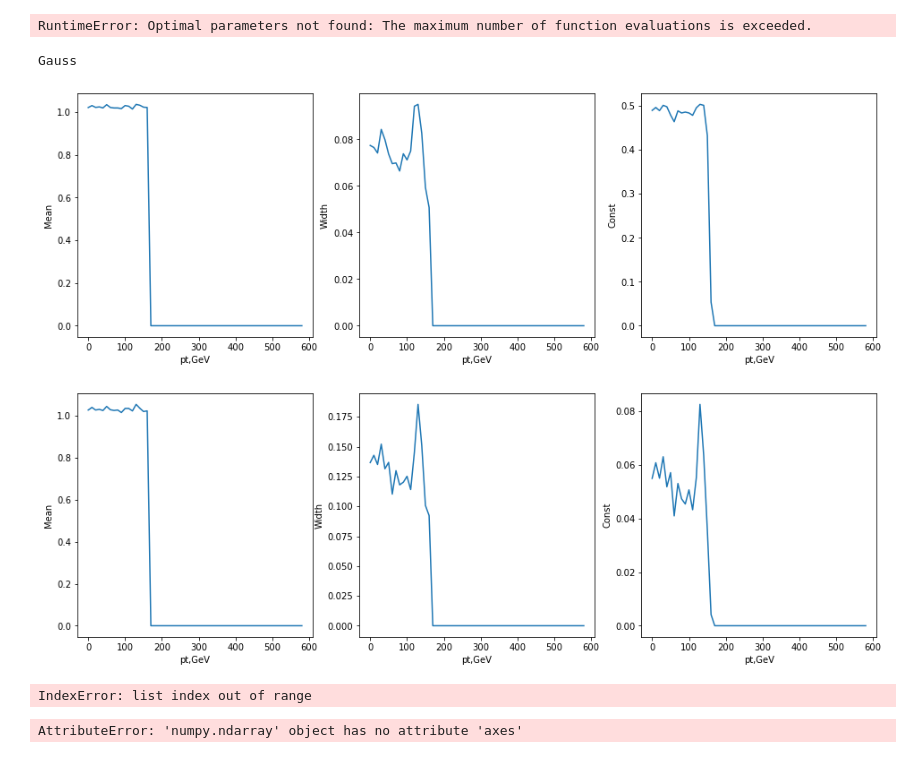
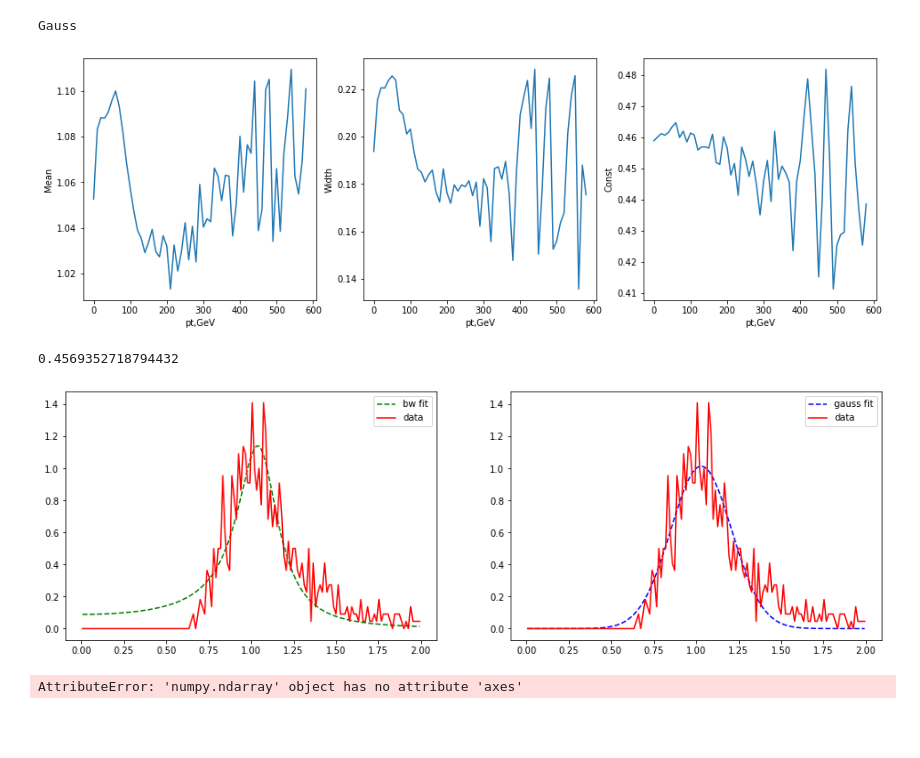
Before and after one commit to mandalaritra1/QJetMassUproot, a Jupyter notebook: Gaussian fit for different pt ranges-reco.ipynb, the cells around one changed output. Saved outputs shown, nothing was run; the diff lists cells and outputs as text; code cells hidden in the pictures; blank space fills up the shorter version.

```diff
--- a/Gaussian fit for different pt ranges-reco.ipynb
+++ b/Gaussian fit for different pt ranges-reco.ipynb
@@ -4,7 +4,7 @@ import numpy as np
 import matplotlib.pyplot as plt
 import hist
 # %%
-with open("qjetmass_zjets_gen.pkl", "rb") as f:
+with open("qjetmass_zjets_reco.pkl", "rb") as f:
     output = pickle.load( f )
 # %%
 h = output['ptfrac_z_jet_reco']
@@ -93,7 +93,7 @@ class Histfit:
 
 
     def fitGauss(self,hist):
-        parameters, covariance = curve_fit(self.gauss, frac_values, hist,bounds = ([0.5,0.05,-5],[2,0.3,5]))
+        parameters, covariance = curve_fit(self.gauss, frac_values, hist,bounds = ([0.5,0.05,-5],[2,0.3,20]))
         mean = parameters[0]
         sigma = parameters[1]
         const = parameters[2]
@@ -147,12 +147,13 @@ class Histfit:
         plt.xlabel("pt,GeV")
         plt.ylabel("Const")
     def showFit(self,n):
-        parameters, covariance = curve_fit(self.gauss, frac_values, self.histList[n][0],bounds = ([0.5,0.05,-5],[2,0.3,5]))
-        parameters1, covariance1 = curve_fit(self.bw, frac_values, self.histList[n][0])
+        parameters, covariance = curve_fit(self.gauss, frac_values, self.histList[n][0],bounds = ([0.5,0.05,0.2],[2,0.3,20])) #fitting
+        parameters1, covariance1 = curve_fit(self.bw, frac_values, self.histList[n][0]) #fitting_bw
 
         mean = parameters[0]
         sigma = parameters[1]
         const = parameters[2]
+        print(const)
 
         plt.figure(figsize = (16,5))
         plt.subplot(121)
@@ -170,22 +171,22 @@ class Histfit:
         plt.plot(frac_values,self.histList[n][0], 'r',label = 'data')
         plt.legend()
 # %%
+for i in range(len(hlist)):
+    hlist[i] = hlist[i]/(np.sum(hlist[i])*binlength)
+
 histfit = Histfit(hlist)
 histfit.storeParameters()
-# %% [output]
-RuntimeError: Optimal parameters not found: The maximum number of function evaluations is exceeded.
 # %%
 print('Gauss')
 histfit.plotGaussparameters()
-histfit.plotBWparameters()
 # %% [output]
 Gauss
-[figure, old version]
+[figure, new version]
-[figure, removed]
 # %%
-histfit.showFit(18)
+histfit.showFit(24)
 # %% [output]
-IndexError: list index out of range
+0.4569352718794432
+[figure, added]
 # %%
 meanlist = []
 sigmalist = []
```
Also changed, not shown: parts of 2 cells of this notebook, 11 other files.
